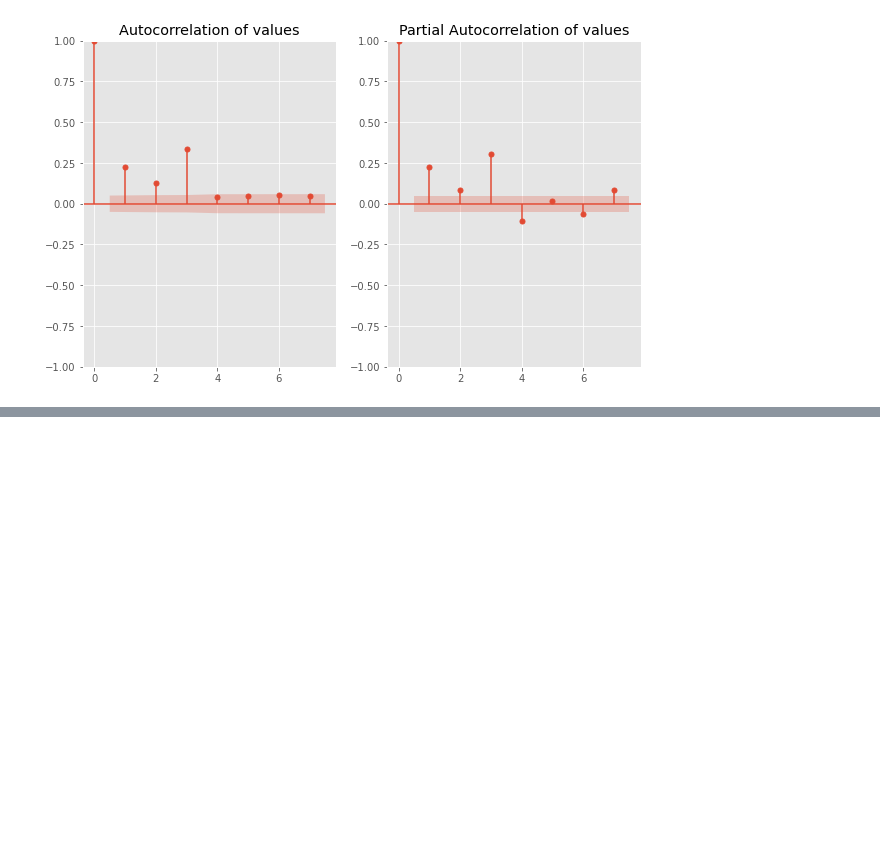
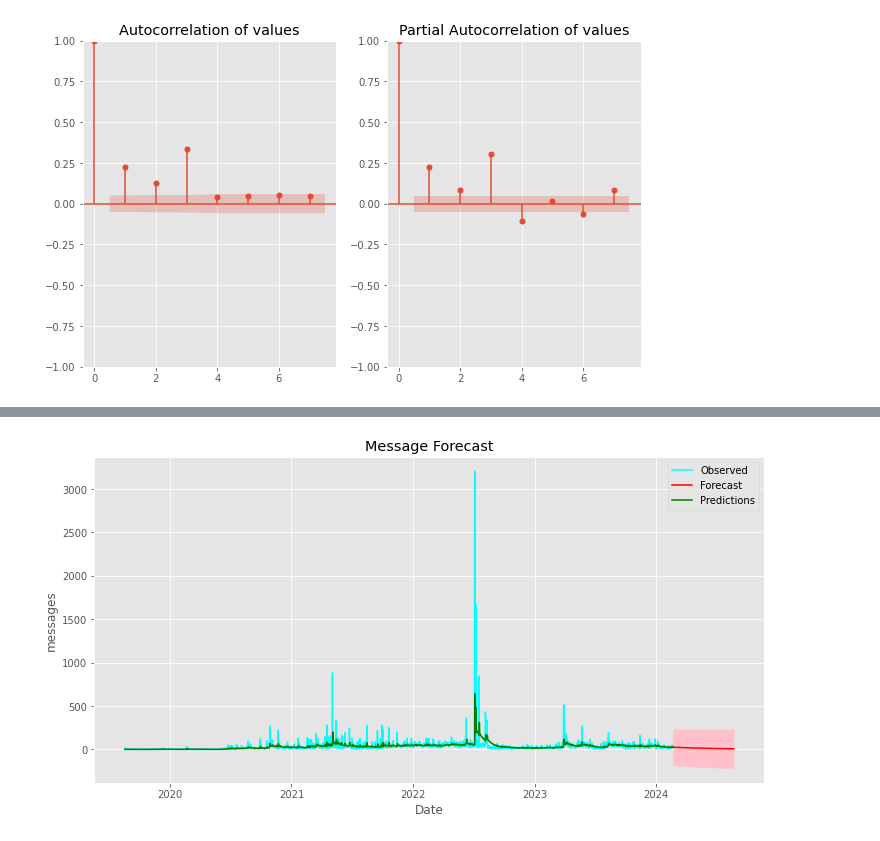
Before and after one commit to MarcLlopart/Discord-Community-Dynamics, a Jupyter notebook: 5_1_SARIMA_model.ipynb, the cells around one changed output, grey strips where cells are left out. Cells and saved outputs as stored; diff of their text form; code cells hidden in the pictures; blank space fills up the shorter version.

Commit message:
Modelling ready, move to reporting

```diff
--- a/5_1_SARIMA_model.ipynb
+++ b/5_1_SARIMA_model.ipynb
@@ -158,4 +157,4 @@ df_out[:10]
 # %%
-model = SARIMAX(x, order=(3, 1, 1), seasonal_order=(P, D, Q, 365))
+model = SARIMAX(x, order=(2, 0, 1), seasonal_order=(0, 0, 0, 365))
 fitted_model = model.fit()
-model.summary()
+fitted_model.summary()
@@ -162,17 +181,25 @@ model.summary()
 # %%
 
-forecast_periods = 365 # Forecast the next 365 days
+forecast_periods = 183 # Forecast the next 365 days
 forecast = fitted_model.get_forecast(steps=forecast_periods)
 forecast_mean = forecast.predicted_mean
 forecast_ci = forecast.conf_int()
+predictions = fitted_model.predict(steps=365)
 
+start_date = ocean_discord['Date'].max()
+
+forecast_mean.index =  pd.date_range(start=start_date, periods=forecast_periods, freq='D')
+forecast_ci.index =  pd.date_range(start=start_date, periods=forecast_periods, freq='D')
 # Plot the forecast
 plt.figure(figsize=(12, 6))
-plt.plot(df1, label='Observed')
+plt.plot(df1, label='Observed', color='cyan')
 plt.plot(forecast_mean, label='Forecast', color='red')
+plt.plot(predictions, label='Predictions', color='green')
 plt.fill_between(forecast_ci.index, forecast_ci.iloc[:, 0], forecast_ci.iloc[:, 1], color='pink')
 plt.title("Message Forecast")
 plt.xlabel("Date")
 plt.ylabel("messages")
 plt.legend()
 plt.show()
+# %% [output]
+[figure, added]
```
Also changed, not shown: parts of 5 cells of this notebook.
